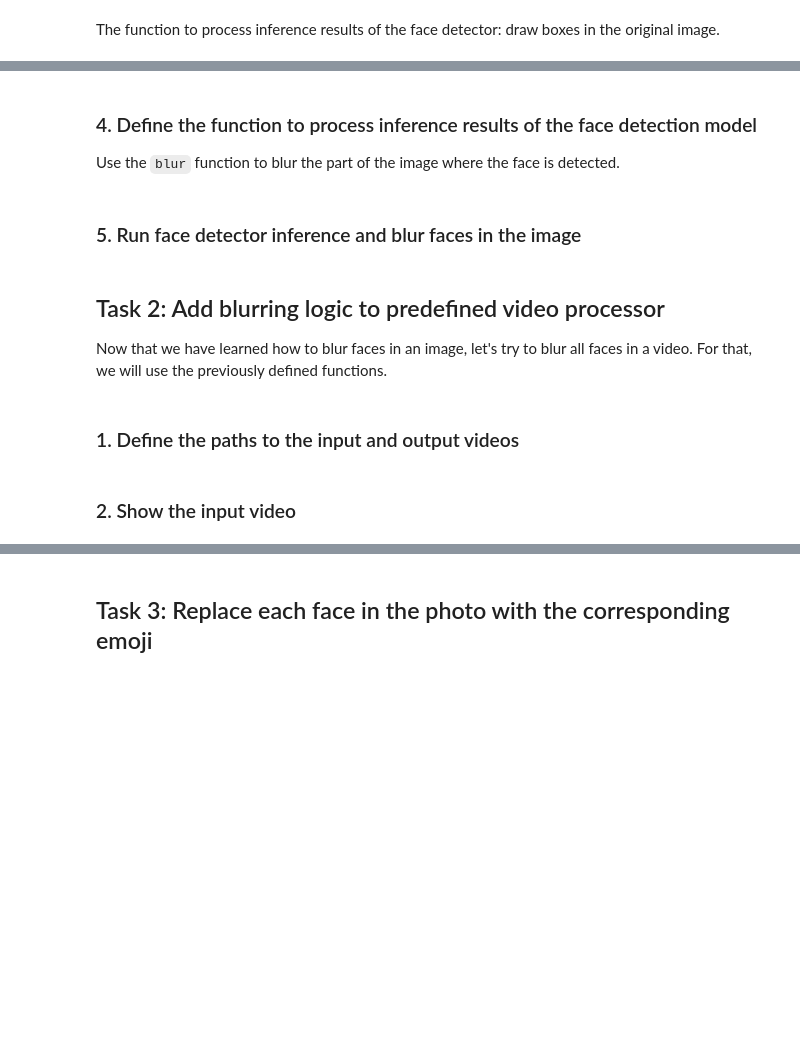
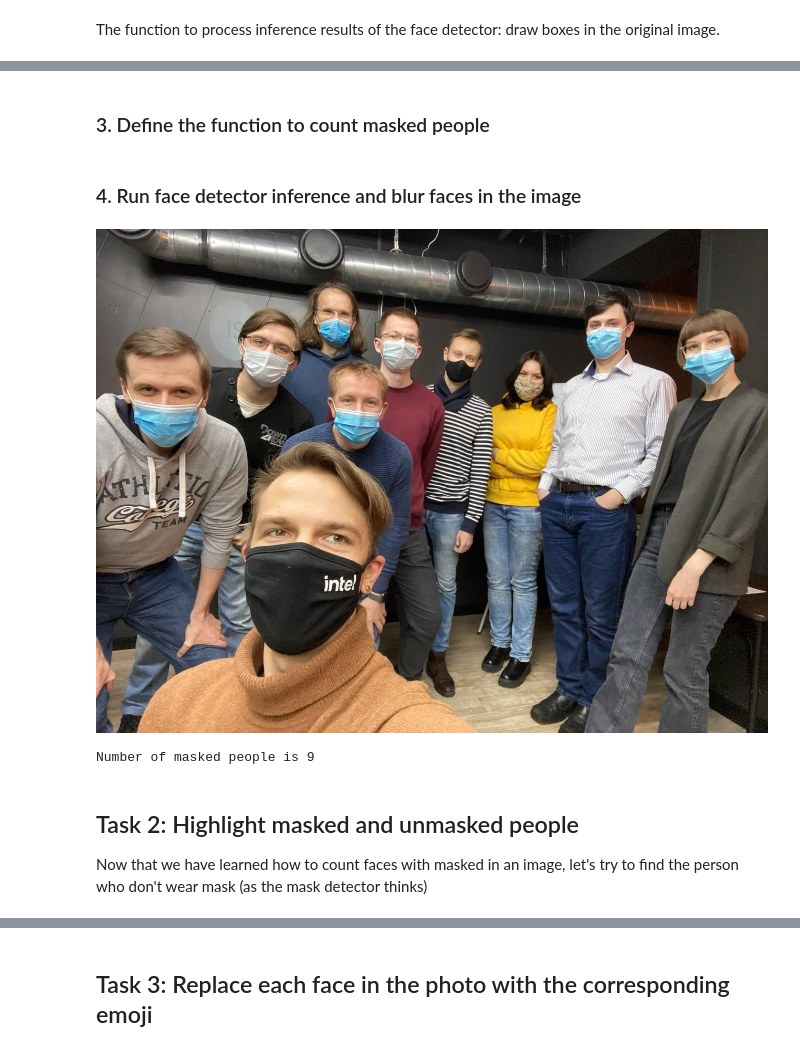
Before and after one commit to dl-wb-experiments/workshops, a Jupyter notebook: workshops/cv/workshop.ipynb, the cells around one changed output, grey strips where cells are left out. Cells and saved outputs as stored; diff of their text form; code cells hidden in the pictures; blank space fills up the shorter version.

Commit message:
Add API + first practice

```diff
--- a/workshops/cv/workshop.ipynb
+++ b/workshops/cv/workshop.ipynb
@@ -555,0 +682,2 @@ show_image(processed_image)
+# %%
+mask_detector = core.compile_model(model=mask_detection_model, device_name=device)
@@ -555,0 +723,5 @@ show_image(processed_image)
+# %%
+def is_masked(face_frame: np.ndarray) -> bool:
+    mask_detection_results = mask_detector_inference(face_frame)
+    # The first value - probability of the masked face, the second - unmasked
+    return mask_detection_results[0][0] > mask_detection_results[0][1]
@@ -602,9 +749,13 @@ This function will prepare an image for inference (use `pre_process_input_image`
 # %%
 def face_detector_inference(image: np.ndarray) -> np.ndarray:
     # 1. Prepare the image
-    input_frame = pre_process_input_image(image, target_width=face_detector_input_width, target_height=face_detector_input_height)
+    input_frame = pre_process_input_image(image,
+                                          target_width=face_detector_input_width,
+                                          target_height=face_detector_input_height)
 
     # 2. Infer the model
-    face_detection_inference_results = face_detector.infer(inputs={face_detector_input_name: input_frame})
-    return face_detection_inference_results[face_detector_output_name]
+    face_detection_inference_results = face_detector.infer_new_request({
+        face_detector_input_name: input_frame
+    })
+    return face_detection_inference_results[face_detector.output()]
 # %% [markdown]
@@ -612,36 +763,36 @@ def face_detector_inference(image: np.ndarray) -> np.ndarray:
 # %%
 inference_result = face_detector_inference(original_image)
-# %% [markdown]
-### 4. Define the function to process inference results of the face detection model
-
-Use the `blur` function to blur the part of the image where the face is detected.
+# %% [markdown]
+### 3. Define the function to count masked people
 # %%
-def blur_faces(face_detection_inference_results: np.ndarray, original_image: np.ndarray) -> np.ndarray:
+def count_masked_people(face_detection_inference_results: np.ndarray, original_image: np.ndarray) -> int:
+    masked_people_counter = 0
     # Get the original image size
     original_image_height, original_image_width,  _ = original_image.shape
 
-    # Prepare the resulting image to not affect the original image
-    processed_image = original_image.copy()
-
-
-    # 1. Parse the model inference results
-    detected_faces = ...
+    # 1. Parse the face detection inference results
+    detected_faces = parse_face_detection_results(face_detection_inference_results, original_image_width, original_image_height)
 
     # 2. Iterate through the faces and blur each face
     for detected_face in detected_faces:
-        raise NotImplementerError
+        xmin, ymin, xmax, ymax, _ = detected_face
+        # Get the face from the original image
+        face = original_image[ymin:ymax, xmin:xmax]
+        if is_masked(face):
+            masked_people_counter +=1
 
-    return processed_image
+    return masked_people_counter
 # %% [markdown]
-### 5. Run face detector inference and blur faces in the image
+### 4. Run face detector inference and blur faces in the image
 # %%
-# 3. Blur faces in the image
-processed_image = blur_faces(inference_result, original_image)
-
-show_image(processed_image)
+# 3. Count masked faces in the image
+number_of_masked_people = count_masked_people(inference_result, original_image)
+show_image(original_image)
+print(f'Number of masked people is {number_of_masked_people}')
+# %% [output]
+[figure, added]
+Number of masked people is 9
 # %% [markdown]
-## Task 2: Add blurring logic to predefined video processor <a name="task2"></a>
+## Task 2: Highlight masked and unmasked people <a name="task2"></a>
 
-Now that we have learned how to blur faces in an image, let's try to blur all faces in a video. For that, we will use the previously defined functions.
+Now that we have learned how to count faces with masked in an image, let's try to find the person who don't wear mask (as the mask detector thinks)
-# %% [markdown]
-### 1. Define the paths to the input and output videos
@@ -654,2 +798,0 @@ blurry_faces_output_video_path = 'data/blurry_output.mp4'
-# %% [markdown]
-### 2. Show the input video
```
Also changed, not shown: parts of 73 cells of this notebook, 3 other files.
